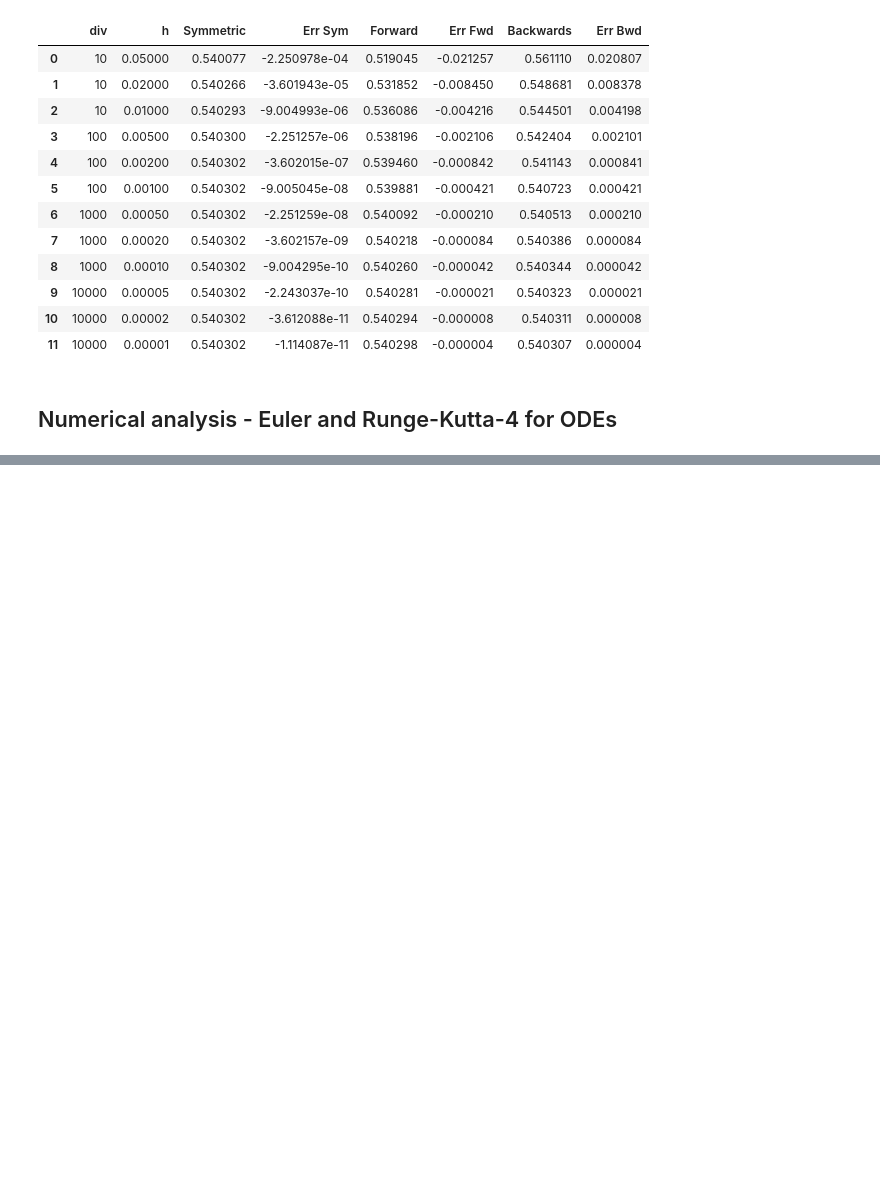
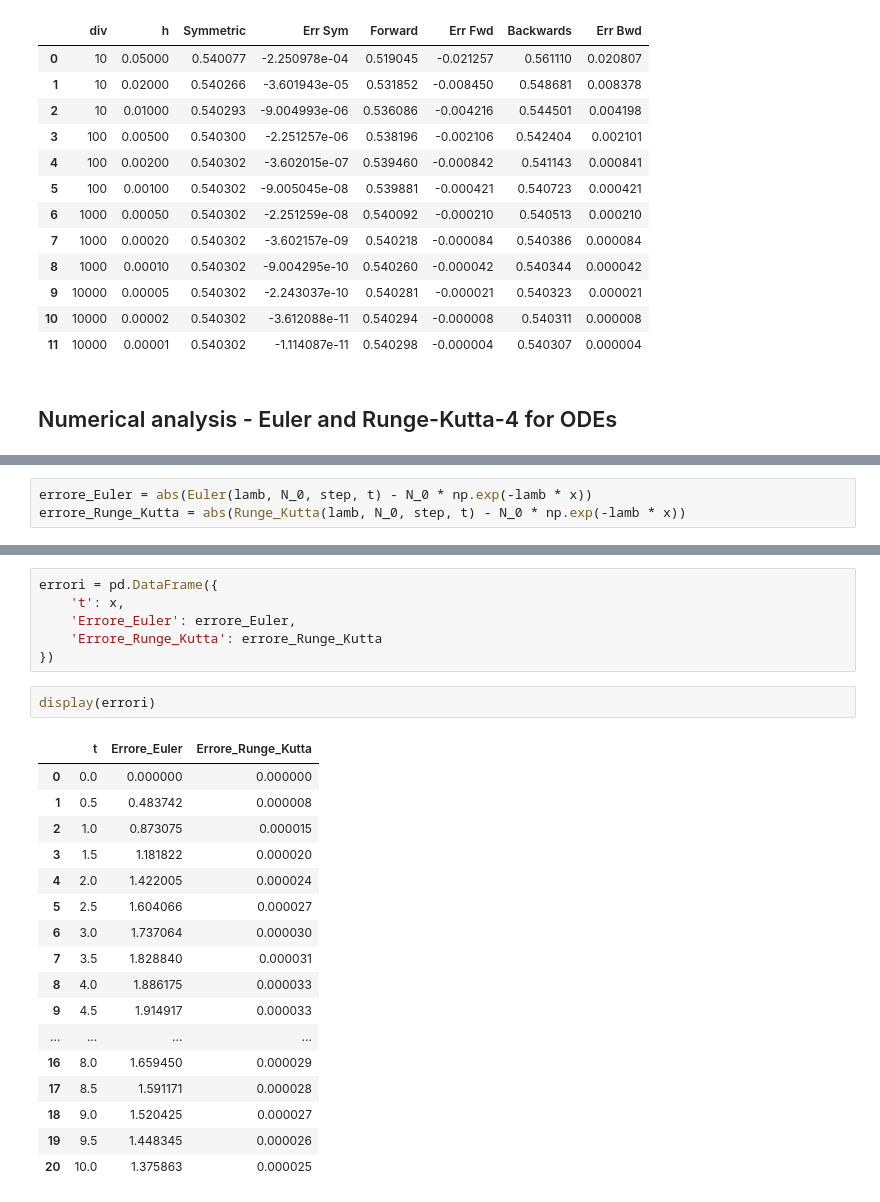
Before and after one commit to mgirelli/fisica_com_exercise, a Jupyter notebook: Esercizio_1.ipynb, the cells around one changed output, grey strips where cells are left out. Cells and saved outputs as stored; diff of their text form; blank space fills up the shorter version.

```diff
--- a/Esercizio_1.ipynb
+++ b/Esercizio_1.ipynb
@@ -388,0 +448,3 @@ display(df)
+# %%
+errore_Euler = abs(Euler(lamb, N_0, step, t) - N_0 * np.exp(-lamb * x))
+errore_Runge_Kutta = abs(Runge_Kutta(lamb, N_0, step, t) - N_0 * np.exp(-lamb * x))
@@ -388,0 +459,26 @@ display(df)
+# %%
+errori = pd.DataFrame({
+    't': x,
+    'Errore_Euler': errore_Euler,
+    'Errore_Runge_Kutta': errore_Runge_Kutta
+})
+# %%
+display(errori)
+# %% [output]
+|  | t | Errore_Euler | Errore_Runge_Kutta |
+| 0 | 0.0 | 0.000000 | 0.000000 |
+| 1 | 0.5 | 0.483742 | 0.000008 |
+| 2 | 1.0 | 0.873075 | 0.000015 |
+| 3 | 1.5 | 1.181822 | 0.000020 |
+| 4 | 2.0 | 1.422005 | 0.000024 |
+| 5 | 2.5 | 1.604066 | 0.000027 |
+| 6 | 3.0 | 1.737064 | 0.000030 |
+| 7 | 3.5 | 1.828840 | 0.000031 |
+| 8 | 4.0 | 1.886175 | 0.000033 |
+| 9 | 4.5 | 1.914917 | 0.000033 |
+| ... | ... | ... | ... |
+| 16 | 8.0 | 1.659450 | 0.000029 |
+| 17 | 8.5 | 1.591171 | 0.000028 |
+| 18 | 9.0 | 1.520425 | 0.000027 |
+| 19 | 9.5 | 1.448345 | 0.000026 |
+| 20 | 10.0 | 1.375863 | 0.000025 |
```
Also changed, not shown: parts of 8 cells of this notebook.
